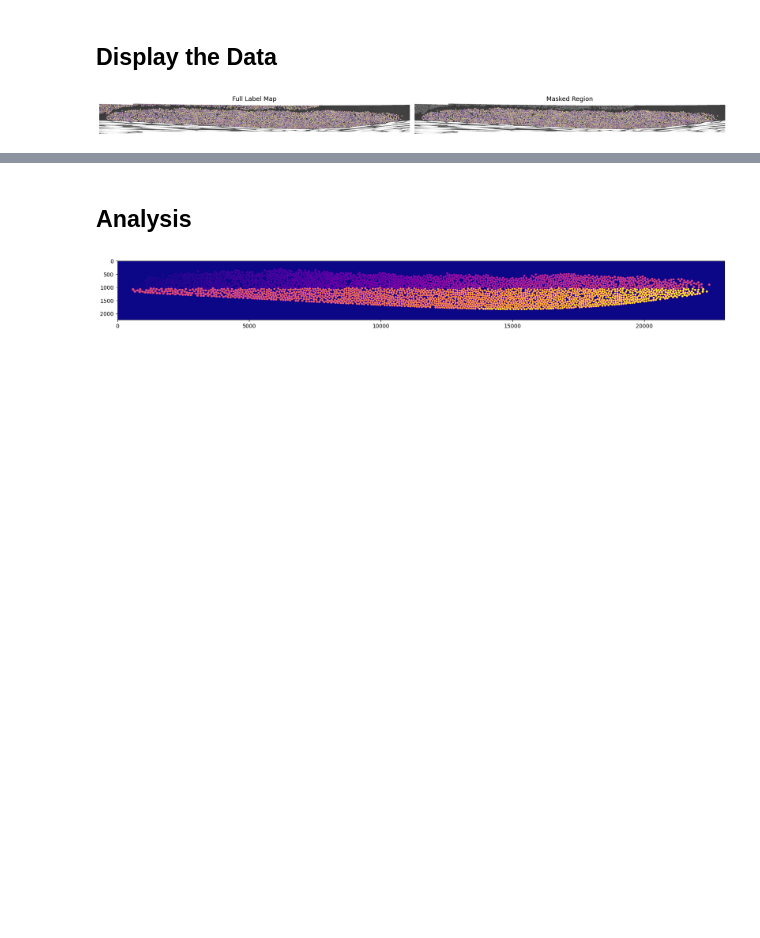
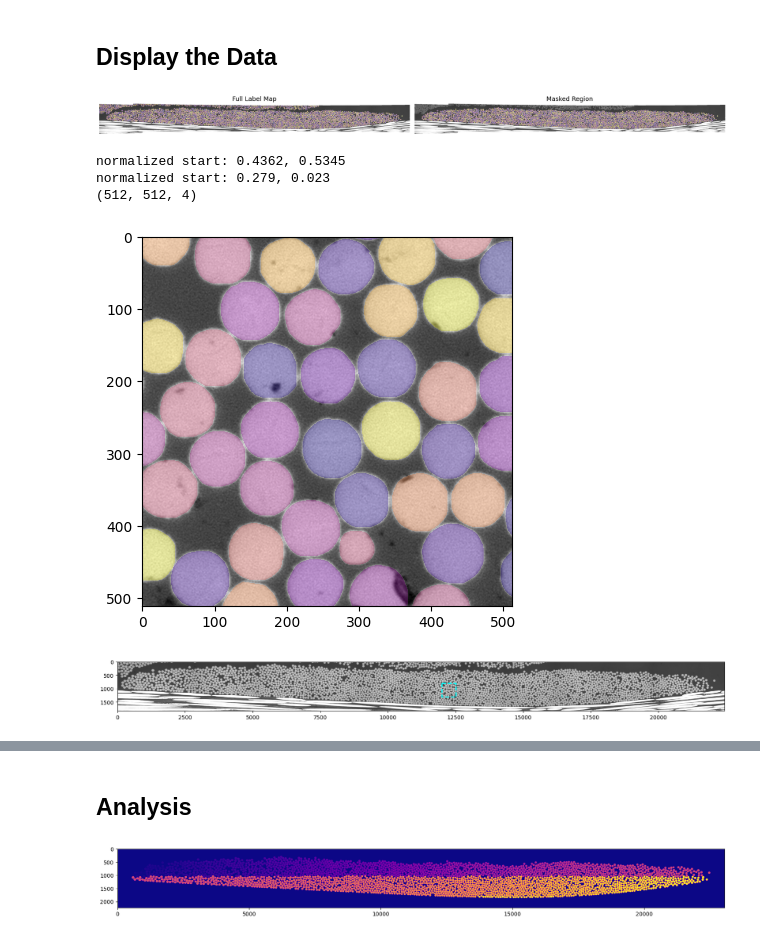
Before and after one commit to choROPeNt/segment-anything-2, a Jupyter notebook: notebooks/roving_analysis.ipynb, the cells around one changed output, grey strips where cells are left out. Cells and saved outputs as stored; diff of their text form; code cells hidden in the pictures; blank space fills up the shorter version.

```diff
--- a/notebooks/roving_analysis.ipynb
+++ b/notebooks/roving_analysis.ipynb
@@ -97,3 +101,56 @@ axes[1].axis("off")
 plt.tight_layout()
 # %% [output]
 [figure]
+# %%
+slice_x = slice(200,-200)
+slice_y = slice(400,-200)
+
+image = sample["image"][slice_x,slice_y]
+masked_rgba_ = masked_rgba[slice_x,slice_y,:]
+
+y, x = 800, 12000   # order matches (row, column)
+size = 512
+
+h,w = image.shape
+
+y_norm = y/h
+x_norm = x/w
+
+print(f"normalized start: {y_norm:.4f}, {x_norm:.4f}")
+print(f"normalized start: {size/h:.3f}, {size/w:.3f}")
+
+patch_ = masked_rgba_[y:y+size, x:x+size, :]
+image_ = image[y:y+size, x:x+size]
+print(patch_.shape)
+plt.figure()
+
+plt.imshow(image_,cmap="gray")
+plt.imshow(patch_)
+
+plt.figure(figsize=(20,10))
+
+plt.imshow(image,cmap="gray")
+ax = plt.gca()
+ax.add_patch(
+    Rectangle(
+        (x, y),            # (left, top) in pixels
+        size, size,        # width, height
+        fill=False,
+        edgecolor="cyan",
+        linewidth=2,
+        linestyle="--"
+    )
+)
+
+
+im = Image.fromarray((patch_ * 255).astype(np.uint8), mode='RGBA')
+im.save("pic_microscale_analysis_roving_b_label.png")
+
+im = Image.fromarray((image_).astype(np.uint8), mode='L')
+im.save("pic_microscale_analysis_roving_b_ms.png")
+# %% [output]
+normalized start: 0.4362, 0.5345
+normalized start: 0.279, 0.023
+(512, 512, 4)
+[figure, added]
+[figure, added]
```
Also changed, not shown: parts of 12 cells of this notebook, 2 other files.
